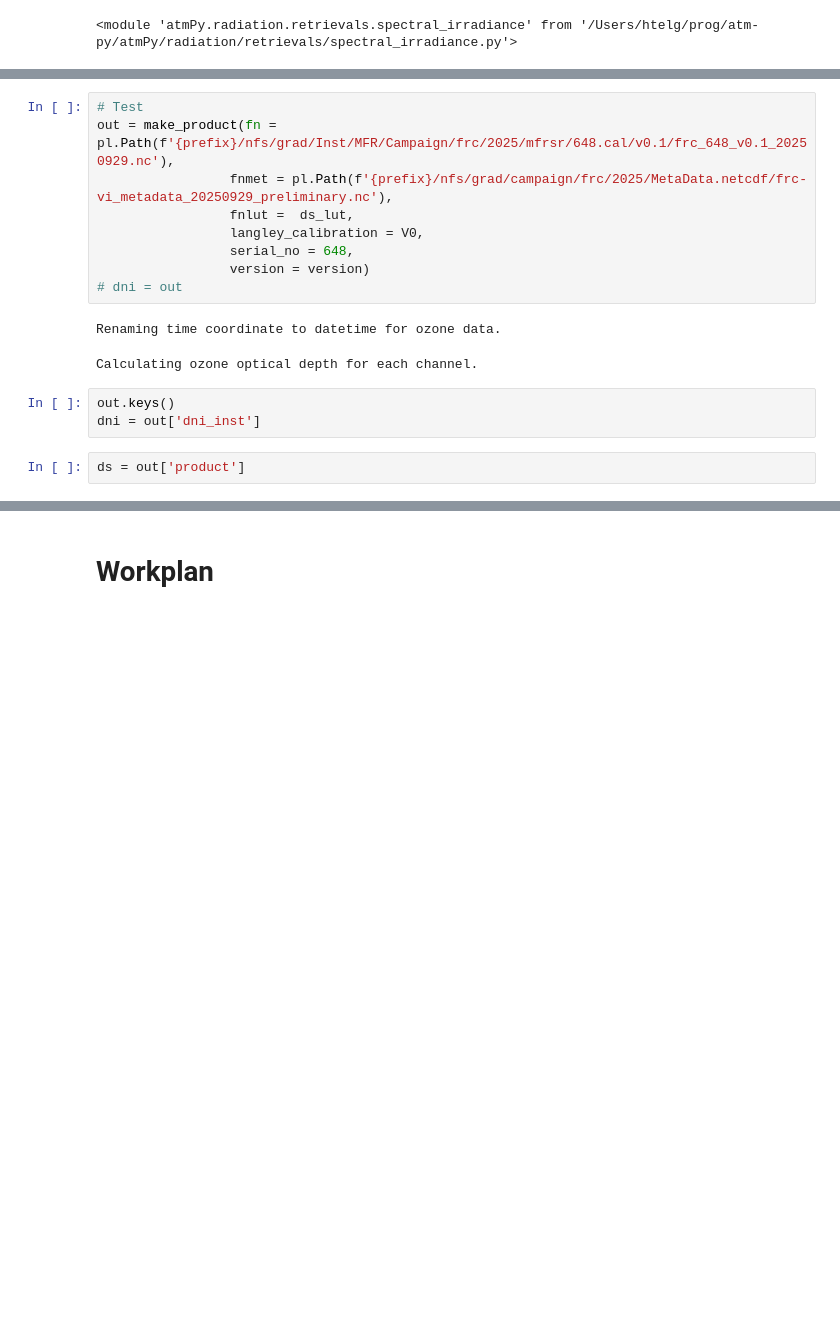
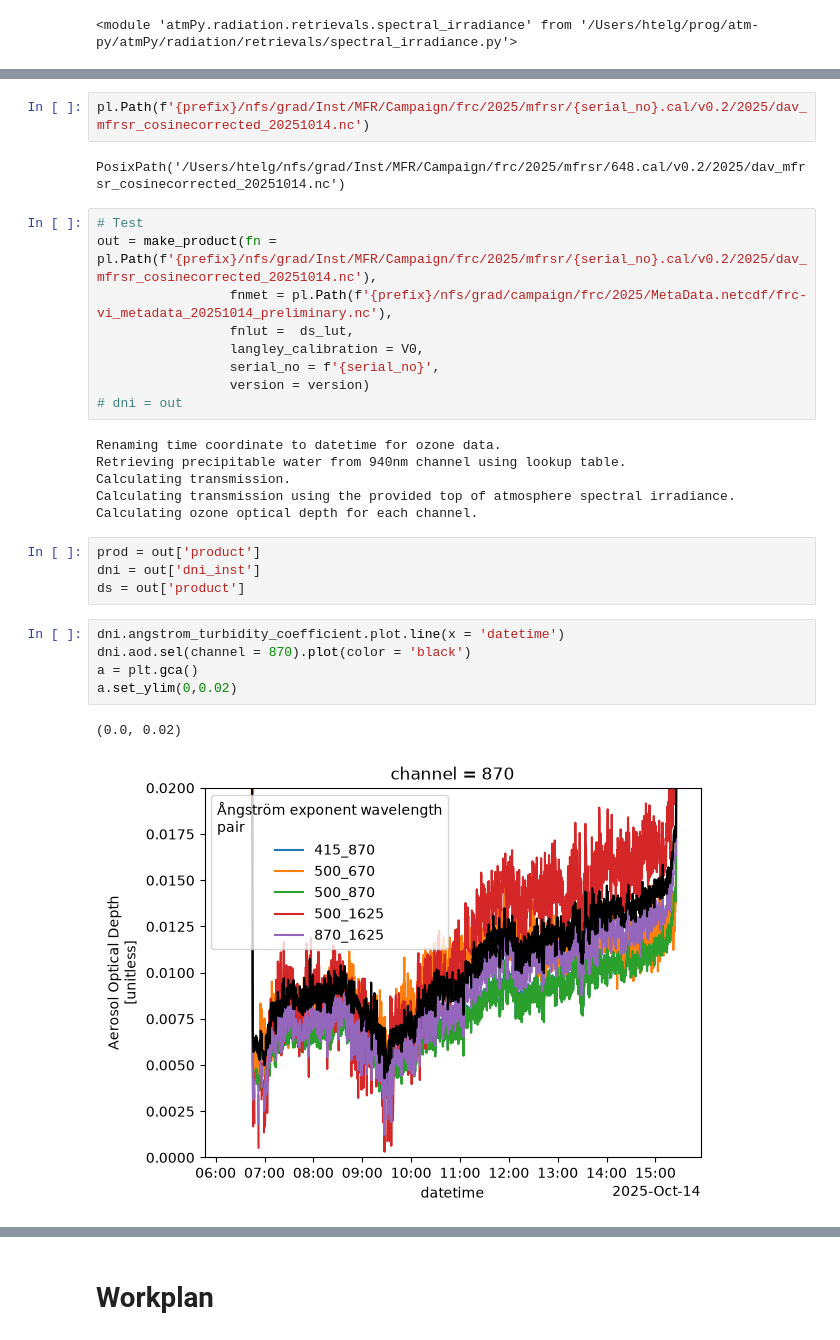
Before and after one commit to HagenTelg/cmpaign_2025_PMOD, a Jupyter notebook: aod_retrieval_648.ipynb, the cells around one changed output, grey strips where cells are left out. Cells and saved outputs as stored; diff of their text form; blank space fills up the shorter version.

```diff
--- a/aod_retrieval_648.ipynb
+++ b/aod_retrieval_648.ipynb
@@ -212,19 +373,33 @@ def make_product(fn,
     out['product'] = prod
     return out
+# %%
+pl.Path(f'{prefix}/nfs/grad/Inst/MFR/Campaign/frc/2025/mfrsr/{serial_no}.cal/v0.2/2025/dav_mfrsr_cosinecorrected_20251014.nc')
+# %% [output]
+PosixPath('/Users/htelg/nfs/grad/Inst/MFR/Campaign/frc/2025/mfrsr/648.cal/v0.2/2025/dav_mfrsr_cosinecorrected_20251014.nc')
 # %%
 # Test
-out = make_product(fn = pl.Path(f'{prefix}/nfs/grad/Inst/MFR/Campaign/frc/2025/mfrsr/648.cal/v0.1/frc_648_v0.1_20250929.nc'),
-                 fnmet = pl.Path(f'{prefix}/nfs/grad/campaign/frc/2025/MetaData.netcdf/frc-vi_metadata_20250929_preliminary.nc'),
+out = make_product(fn = pl.Path(f'{prefix}/nfs/grad/Inst/MFR/Campaign/frc/2025/mfrsr/{serial_no}.cal/v0.2/2025/dav_mfrsr_cosinecorrected_20251014.nc'),
+                 fnmet = pl.Path(f'{prefix}/nfs/grad/campaign/frc/2025/MetaData.netcdf/frc-vi_metadata_20251014_preliminary.nc'),
                  fnlut =  ds_lut,
                  langley_calibration = V0,
-                 serial_no = 648,
+                 serial_no = f'{serial_no}',
                  version = version)
 # dni = out
 # %% [output]
 Renaming time coordinate to datetime for ozone data.
+Retrieving precipitable water from 940nm channel using lookup table.
+Calculating transmission.
+Calculating transmission using the provided top of atmosphere spectral irradiance.
+Calculating ozone optical depth for each channel.
-Calculating ozone optical depth for each channel.
-# %%
-out.keys()
-dni = out['dni_inst']
-# %%
-ds = out['product']
+# %%
+prod = out['product']
+dni = out['dni_inst']
+ds = out['product']
+# %%
+dni.angstrom_turbidity_coefficient.plot.line(x = 'datetime')
+dni.aod.sel(channel = 870).plot(color = 'black')
+a = plt.gca()
+a.set_ylim(0,0.02)
+# %% [output]
+(0.0, 0.02)
+[figure, added]
```
Also changed, not shown: parts of 22 cells of this notebook, 28 other files.
